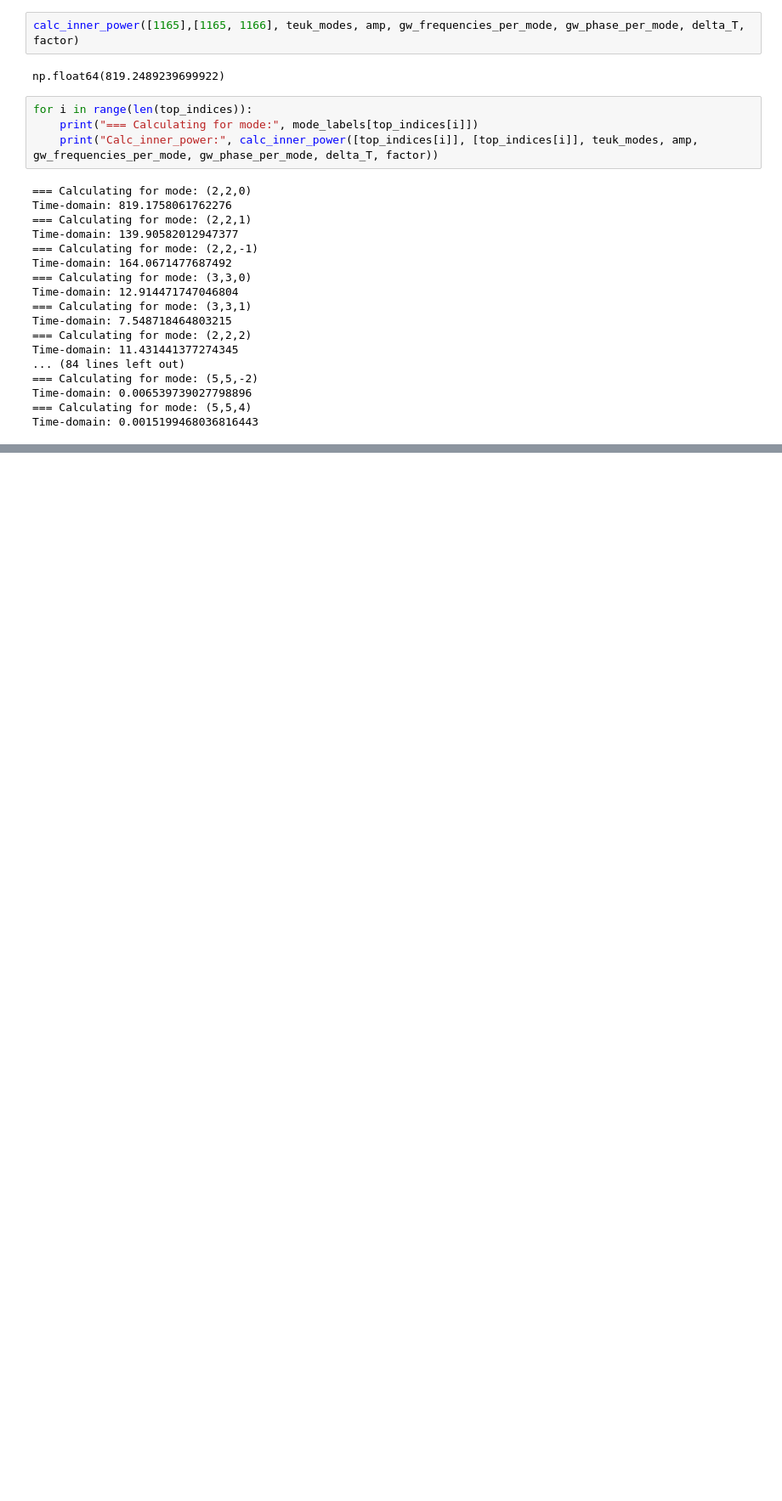
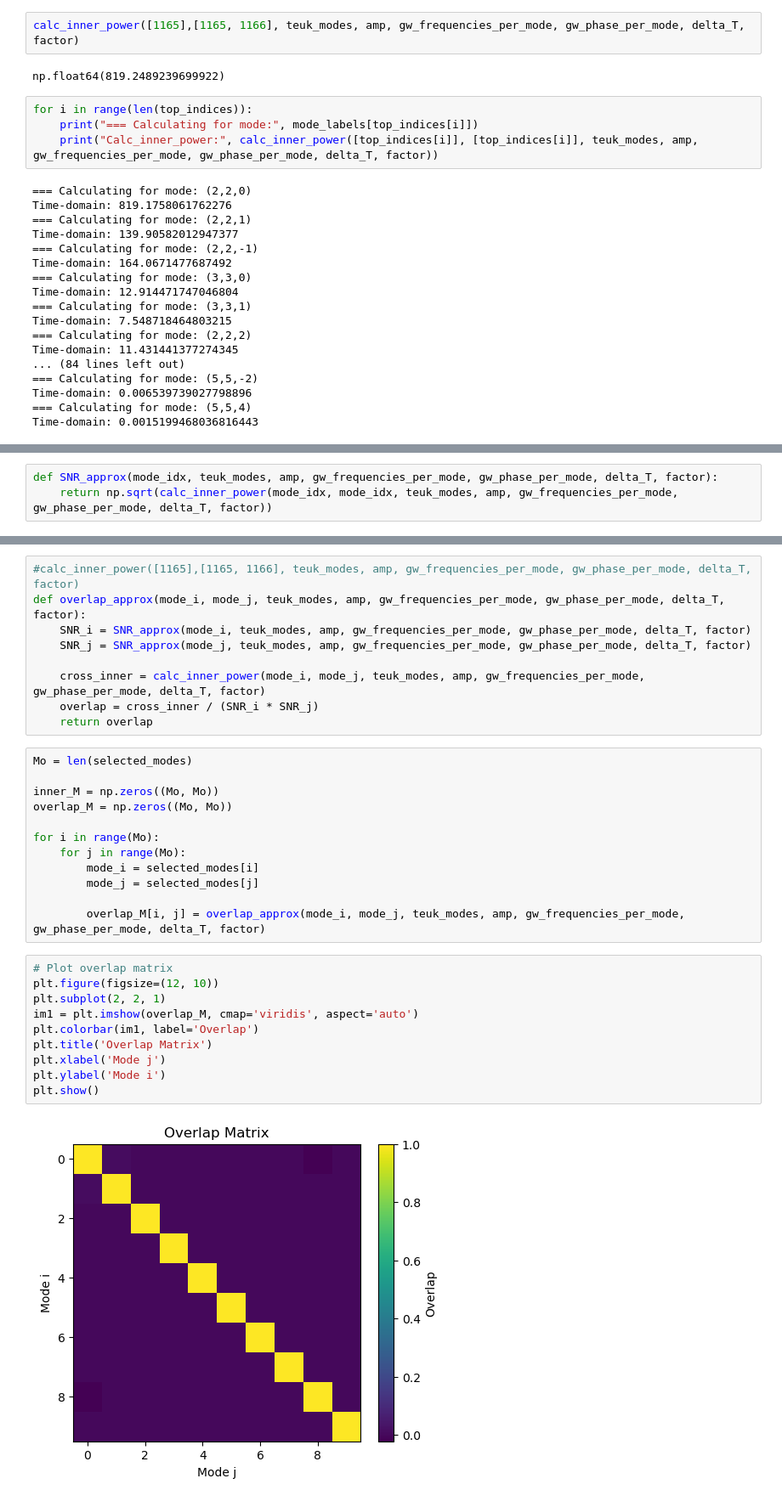
Before and after one commit to verasha/FEWNEW, a Jupyter notebook: work/power_innercalc.ipynb, the cells around one changed output, grey strips where cells are left out. Shown: that part at 85% size. Drawn from its saved outputs; the diff is of its cells as text; blank space fills up the shorter version.

```diff
--- a/work/power_innercalc.ipynb
+++ b/work/power_innercalc.ipynb
@@ -1177,0 +1202,3 @@ TOTAL COMBINATIONS: 40
+# %%
+def SNR_approx(mode_idx, teuk_modes, amp, gw_frequencies_per_mode, gw_phase_per_mode, delta_T, factor):
+    return np.sqrt(calc_inner_power(mode_idx, mode_idx, teuk_modes, amp, gw_frequencies_per_mode, gw_phase_per_mode, delta_T, factor))
@@ -1177,0 +1209,33 @@ TOTAL COMBINATIONS: 40
+# %%
+#calc_inner_power([1165],[1165, 1166], teuk_modes, amp, gw_frequencies_per_mode, gw_phase_per_mode, delta_T, factor)
+def overlap_approx(mode_i, mode_j, teuk_modes, amp, gw_frequencies_per_mode, gw_phase_per_mode, delta_T, factor):
+    SNR_i = SNR_approx(mode_i, teuk_modes, amp, gw_frequencies_per_mode, gw_phase_per_mode, delta_T, factor)
+    SNR_j = SNR_approx(mode_j, teuk_modes, amp, gw_frequencies_per_mode, gw_phase_per_mode, delta_T, factor)
+
+    cross_inner = calc_inner_power(mode_i, mode_j, teuk_modes, amp, gw_frequencies_per_mode, gw_phase_per_mode, delta_T, factor)
+    overlap = cross_inner / (SNR_i * SNR_j)
+    return overlap
+# %%
+Mo = len(selected_modes)
+
+inner_M = np.zeros((Mo, Mo))
+overlap_M = np.zeros((Mo, Mo))
+
+for i in range(Mo):
+    for j in range(Mo):
+        mode_i = selected_modes[i]
+        mode_j = selected_modes[j]
+
+        overlap_M[i, j] = overlap_approx(mode_i, mode_j, teuk_modes, amp, gw_frequencies_per_mode, gw_phase_per_mode, delta_T, factor)
+# %%
+# Plot overlap matrix
+plt.figure(figsize=(12, 10))
+plt.subplot(2, 2, 1)
+im1 = plt.imshow(overlap_M, cmap='viridis', aspect='auto')
+plt.colorbar(im1, label='Overlap')
+plt.title('Overlap Matrix')
+plt.xlabel('Mode j')
+plt.ylabel('Mode i')
+plt.show()
+# %% [output]
+[figure, added]
```
Also changed, not shown: parts of 6 cells of this notebook, 2 other files.
